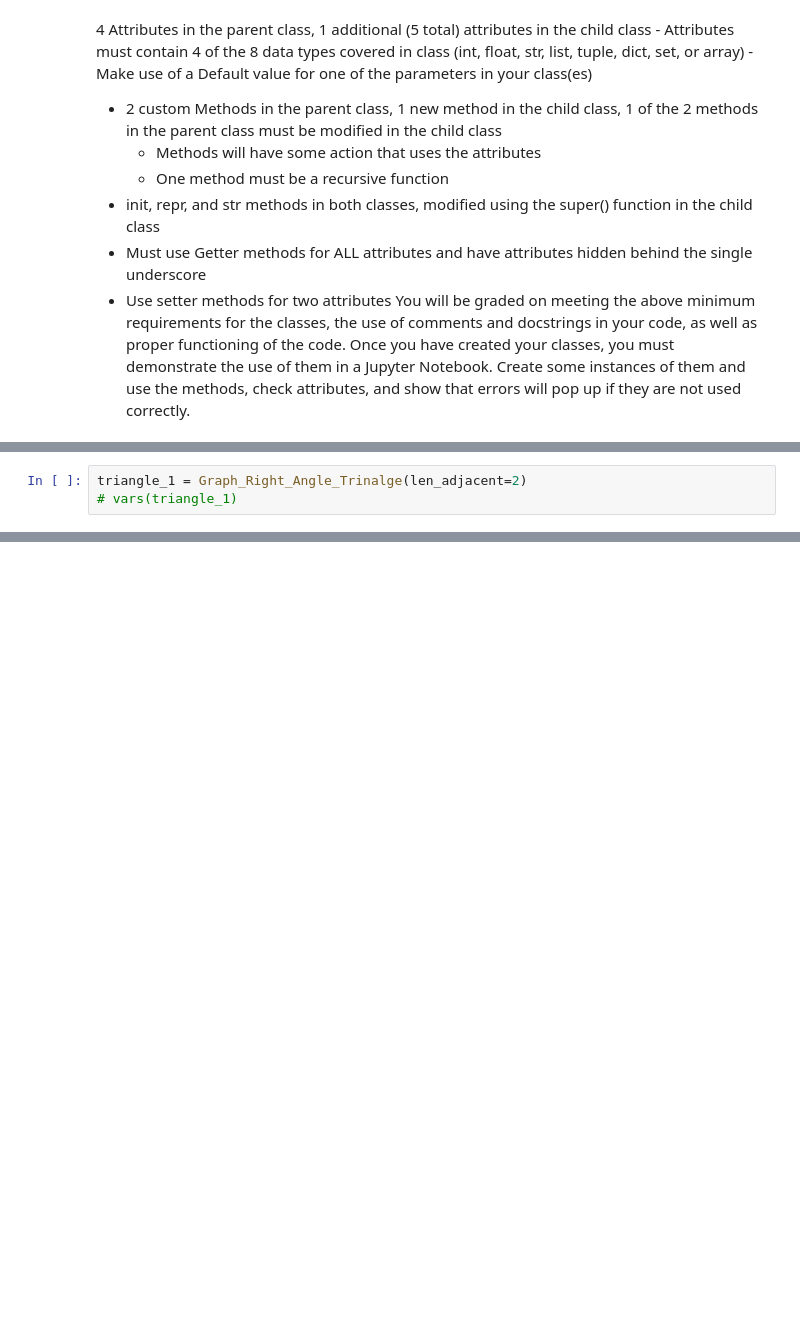
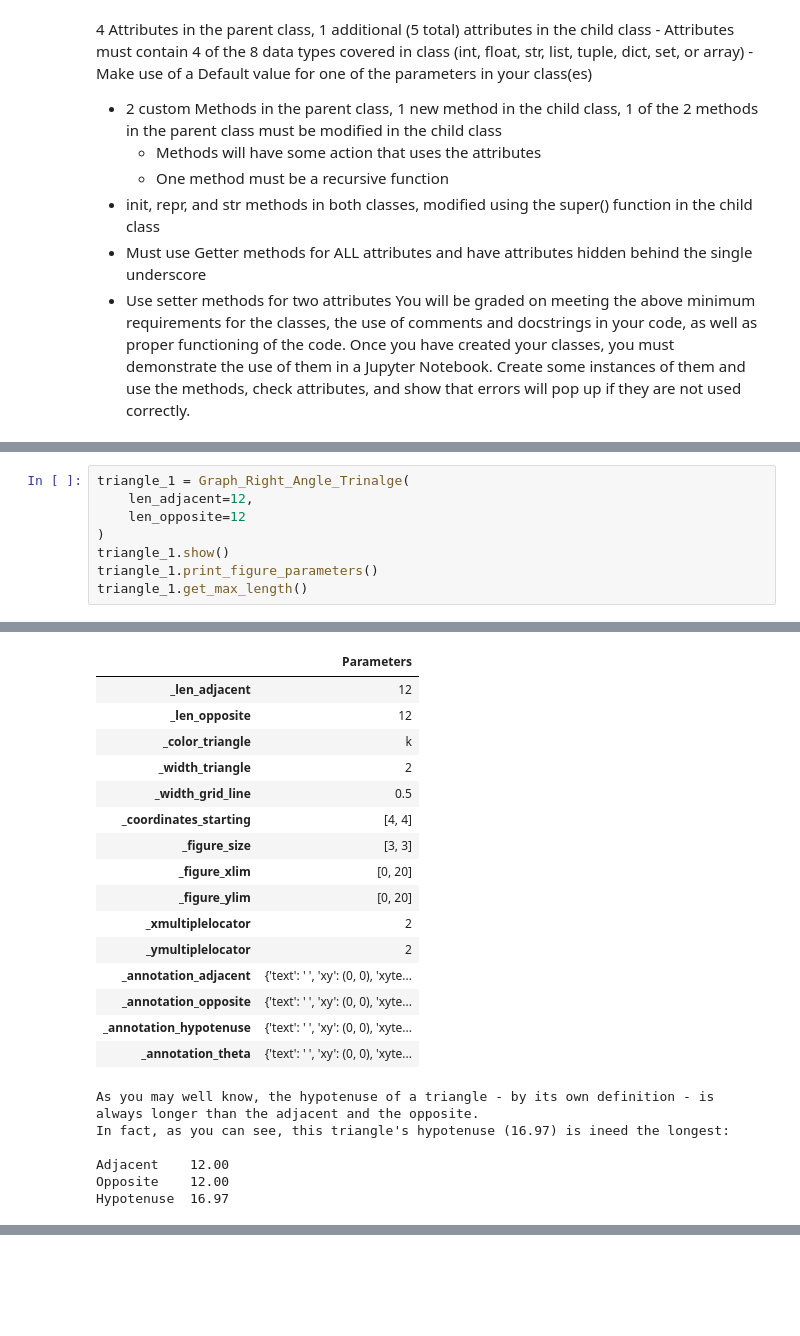
Before and after one commit to soobinrho/college-programming, a Jupyter notebook: 15_project_day.ipynb, the cells around one changed output, grey strips where cells are left out. Cells and saved outputs as stored; diff of their text form; blank space fills up the shorter version.

```diff
--- a/15_project_day.ipynb
+++ b/15_project_day.ipynb
@@ -290,3 +457,9 @@ class Graph_Right_Angle_Trinalge(object):
 # %%
-triangle_1 = Graph_Right_Angle_Trinalge(len_adjacent=2)
-# vars(triangle_1)
+triangle_1 = Graph_Right_Angle_Trinalge(
+    len_adjacent=12,
+    len_opposite=12
+)
+triangle_1.show()
+triangle_1.print_figure_parameters()
+triangle_1.get_max_length()
+# %% [output]
@@ -292,0 +467,22 @@ triangle_1 = Graph_Right_Angle_Trinalge(len_adjacent=2)
+|  | Parameters |
+| _len_adjacent | 12 |
+| _len_opposite | 12 |
+| _color_triangle | k |
+| _width_triangle | 2 |
+| _width_grid_line | 0.5 |
+| _coordinates_starting | [4, 4] |
+| _figure_size | [3, 3] |
+| _figure_xlim | [0, 20] |
+| _figure_ylim | [0, 20] |
+| _xmultiplelocator | 2 |
+| _ymultiplelocator | 2 |
+| _annotation_adjacent | {'text': ' ', 'xy': (0, 0), 'xyte... |
+| _annotation_opposite | {'text': ' ', 'xy': (0, 0), 'xyte... |
+| _annotation_hypotenuse | {'text': ' ', 'xy': (0, 0), 'xyte... |
+| _annotation_theta | {'text': ' ', 'xy': (0, 0), 'xyte... |
+As you may well know, the hypotenuse of a triangle - by its own definition - is always longer than the adjacent and the opposite.
+In fact, as you can see, this triangle's hypotenuse (16.97) is ineed the longest:
+
+Adjacent    12.00
+Opposite    12.00
+Hypotenuse  16.97
```
Also changed, not shown: parts of 9 cells of this notebook.
